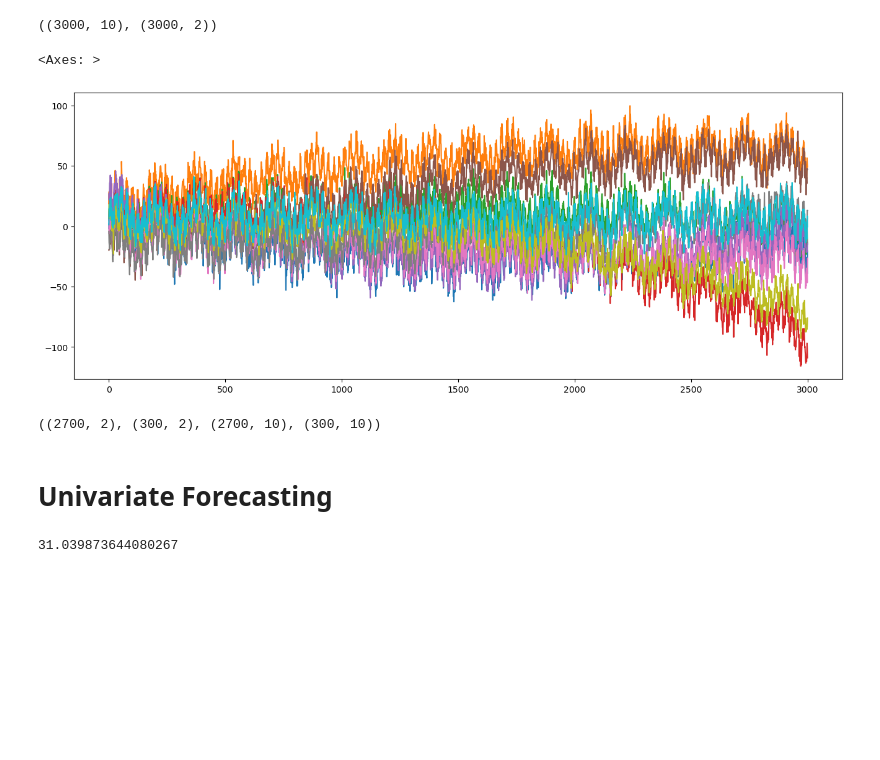
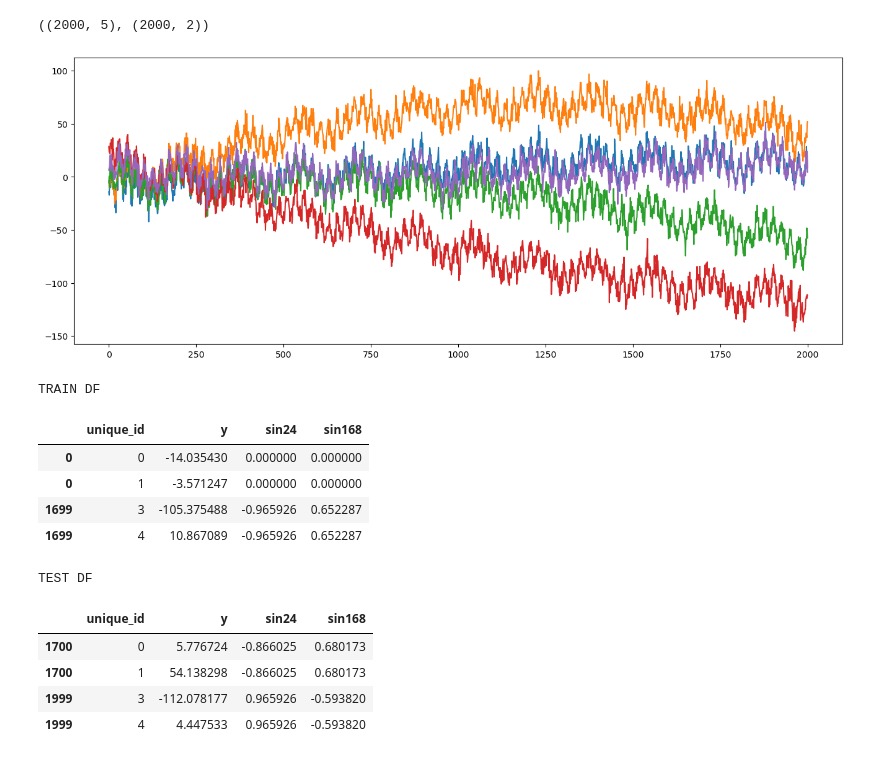
Before and after one commit to cerlymarco/tspiral, a Jupyter notebook: notebooks/stacked-forecasting.ipynb, the cells around one changed output. Drawn from its saved outputs; the diff is of its cells as text; code cells hidden in the pictures; blank space fills up the shorter version.

Commit message:
refactor for natively support global forecasting

```diff
--- a/notebooks/stacked-forecasting.ipynb
+++ b/notebooks/stacked-forecasting.ipynb
@@ -42,35 +44,25 @@ def gen_ts(timesteps, random_state=0):
 # %%
 # generate data
 
-n_series, timesteps = 10, 3_000
-
-exog = np.hstack([
-    gen_sinusoidal(timesteps=timesteps, amp=1, freq=24, noise=0).reshape(-1,1),
-    gen_sinusoidal(timesteps=timesteps, amp=1, freq=24*7, noise=0).reshape(-1,1)
-])
+n_series, timesteps = 5, 2_000
 
 df = {}
 for i in range(n_series):
-    df[f'ts_{i}'] = gen_ts(timesteps, i)
+    df[i] = gen_ts(timesteps, i)
 df = pd.DataFrame(df)
+
+exog = pd.DataFrame({
+    'sin24': gen_sinusoidal(timesteps=timesteps, amp=1, freq=24, noise=0),
+    'sin168': gen_sinusoidal(timesteps=timesteps, amp=1, freq=24*7, noise=0)
+})
 
 
 df.shape, exog.shape
 # %% [output]
-((3000, 10), (3000, 2))
+((2000, 5), (2000, 2))
 # %%
 # plot timeseries
 
-df.sample(n=10, random_state=0, axis=1).plot(legend=False, figsize=(16,6))
+_ = df.plot(legend=False, figsize=(16,6))
 # %% [output]
-<Axes: >
-[figure, old version]
+[figure, new version]
-# %%
-# train test split
-
-X_train, X_test, y_train, y_test = train_test_split(exog, df, test_size=300, shuffle=False)
-X_train.shape, X_test.shape, y_train.shape, y_test.shape
-# %% [output]
-((2700, 2), (300, 2), (2700, 10), (300, 10))
-# %% [markdown]
-# Univariate Forecasting
@@ -88,6 +69,37 @@ model = ForecastingStacked(
-# %%
-# score on univariate timeseries
-
-model.score(np.arange(len(y_test)), y_test[ts_id], scoring='mse')
-# %% [output]
-31.039873644080267
+# %%
+# train test split
+
+test_size = 300
+
+df_train, df_test = train_test_split(df, test_size=test_size, shuffle=False)
+
+df_train = pd.melt(df_train, value_vars=df.columns, ignore_index=False,
+                   var_name='unique_id', value_name='y')
+df_test = pd.melt(df_test, value_vars=df.columns, ignore_index=False,
+                  var_name='unique_id', value_name='y')
+
+df_train = df_train.join(exog, how='inner')
+df_test = df_test.join(exog, how='inner')
+
+y_train, y_test = df_train['y'].copy(), df_test['y'].copy()
+X_train, X_test = df_train.drop(columns=['y']), df_test.drop(columns=['y'])
+
+
+display.display_html(
+    df_train.iloc[[0,1,-2,-1]].style.set_table_attributes("style='display:inline'").set_caption('TRAIN DF')._repr_html_() + \
+    df_test.iloc[[0,1,-2,-1]].style.set_table_attributes("style='display:inline'").set_caption('TEST DF')._repr_html_(),
+    raw=True
+)
+# %% [output]
+TRAIN DF
+|  | unique_id | y | sin24 | sin168 |
+| 0 | 0 | -14.035430 | 0.000000 | 0.000000 |
+| 0 | 1 | -3.571247 | 0.000000 | 0.000000 |
+| 1699 | 3 | -105.375488 | -0.965926 | 0.652287 |
+| 1699 | 4 | 10.867089 | -0.965926 | 0.652287 |
+TEST DF
+|  | unique_id | y | sin24 | sin168 |
+| 1700 | 0 | 5.776724 | -0.866025 | 0.680173 |
+| 1700 | 1 | 54.138298 | -0.866025 | 0.680173 |
+| 1999 | 3 | -112.078177 | 0.965926 | -0.593820 |
+| 1999 | 4 | 4.447533 | 0.965926 | -0.593820 |
```
Also changed, not shown: parts of 30 cells of this notebook, 9 other files.
